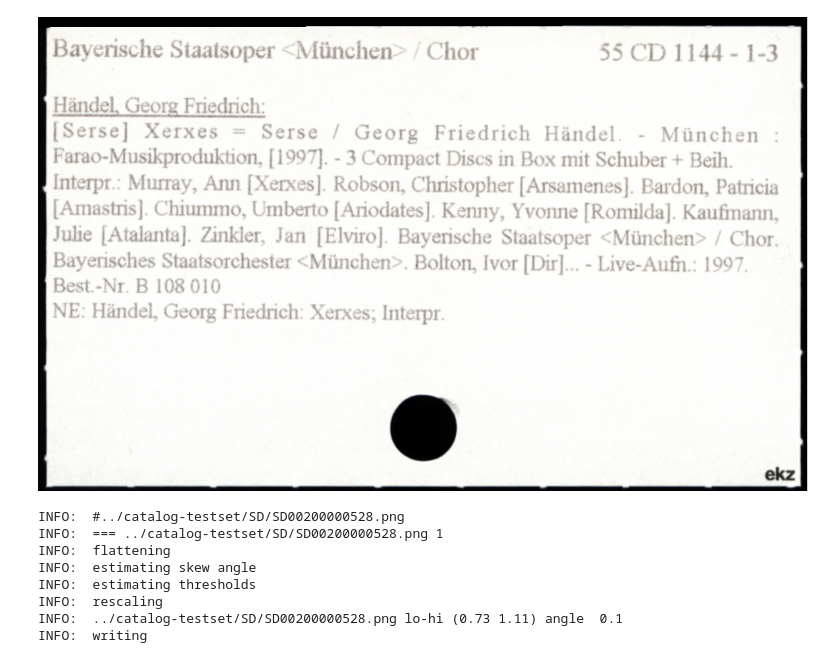
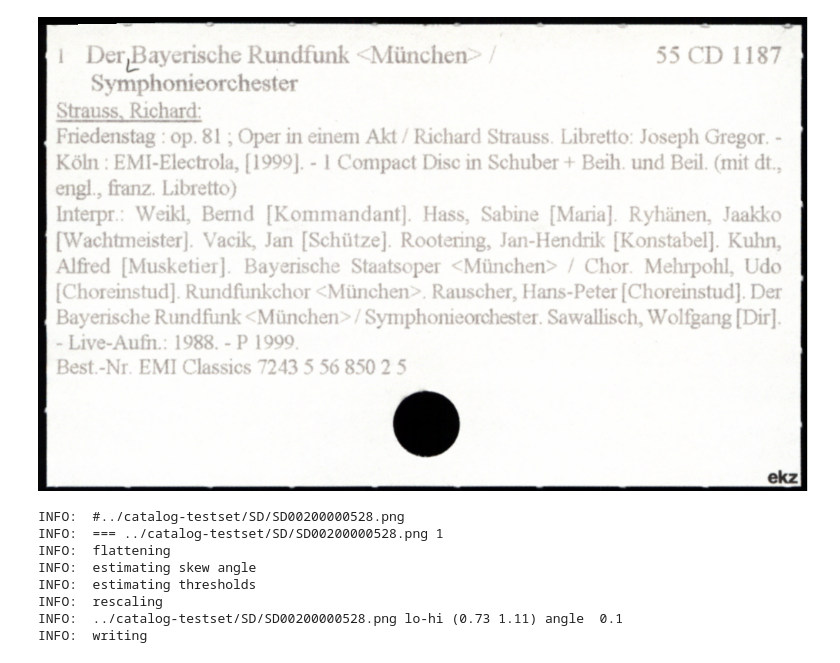
Before and after one commit to kaphka/catalog-ocr-test, a Jupyter notebook: ocropy-parameter.ipynb, the cells around one changed output. Cells and saved outputs as stored; diff of their text form; code cells hidden in the pictures.

```diff
--- a/ocropy-parameter.ipynb
+++ b/ocropy-parameter.ipynb
@@ -7,9 +7,9 @@ from pylab import imread
 def displaysegs(f): morph.showlabels(ocrolib.read_line_segmentation(f))
 # %%
 from IPython.display import Image
-Image(filename='../catalog-testset/SD/SD00200000215.png')
+Image(filename='../catalog-testset/SD00200000205.png')
 # %% [output]
-[figure, old version]
+[figure, new version]
 # %%
 !ocropus-nlbin -t 0.5 -z 1.0 ../catalog-testset/SD/SD00200000528.png
 display(Image(filename='../catalog-testset/SD/SD00200000528.bin.png'))
```
Also changed, not shown: 7 other files.
